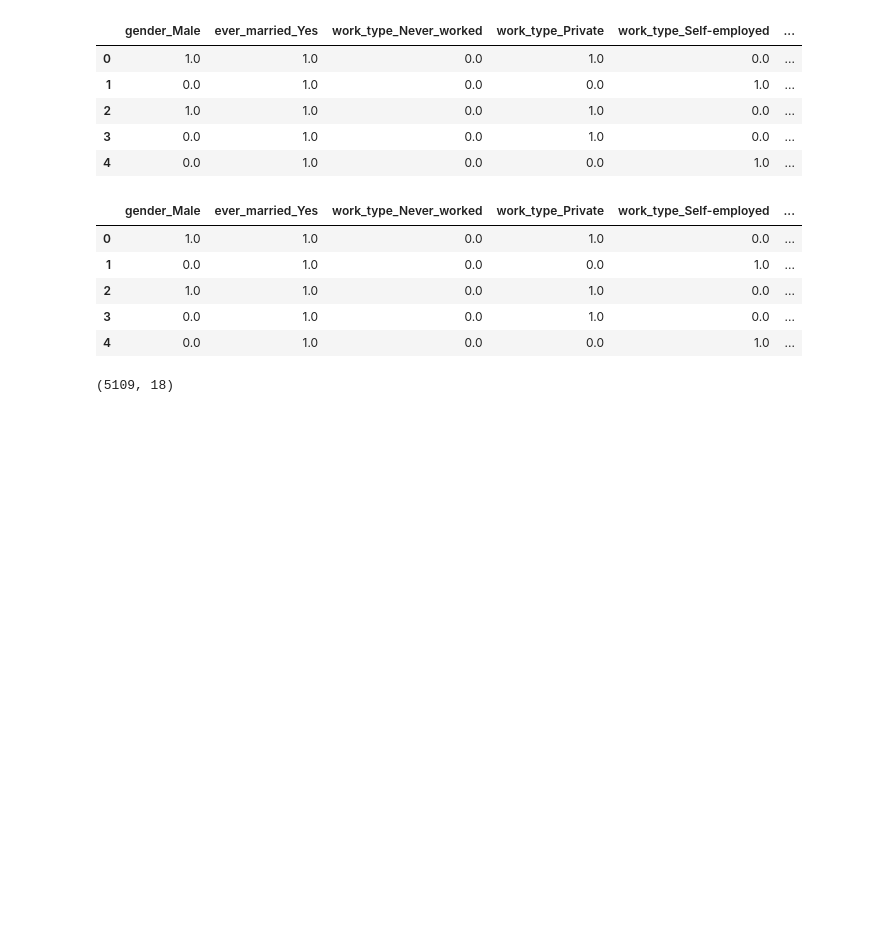
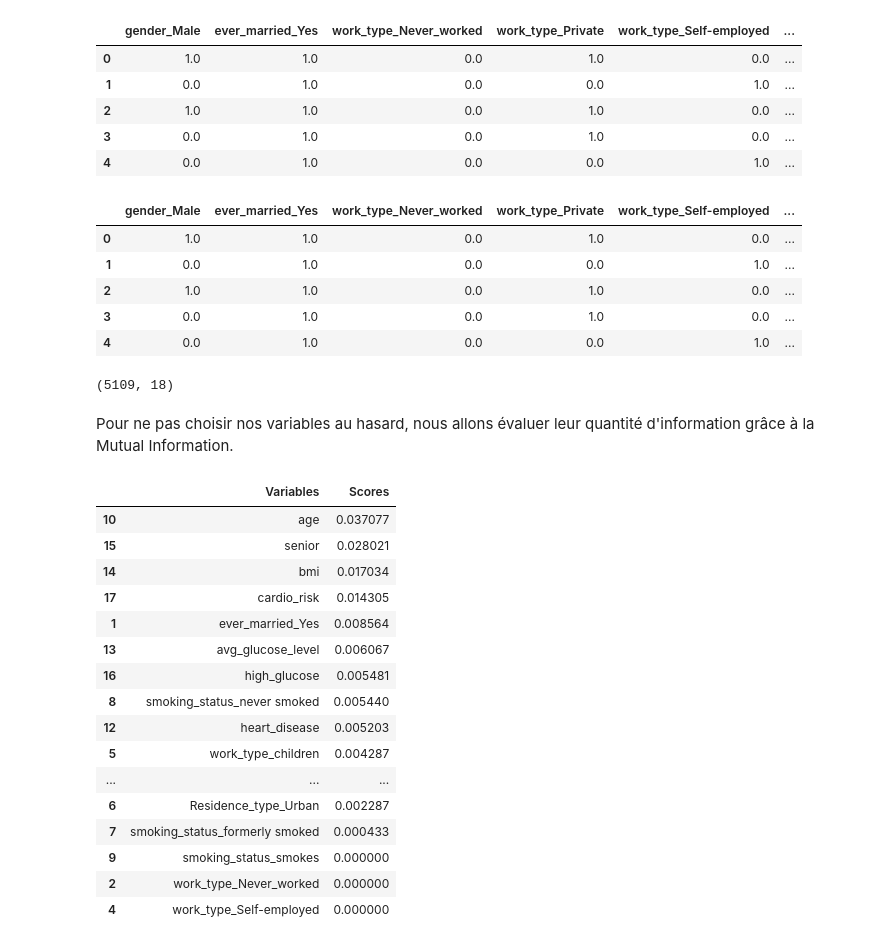
Before and after one commit to Audrey-Djomi/Pr-diction-du-risque-d-AVC-par-Machine-Learning, a Jupyter notebook: notebooks/03_feature_engineering.ipynb, the cells around one changed output. Cells and saved outputs as stored; diff of their text form; code cells hidden in the pictures; blank space fills up the shorter version.

```diff
--- a/notebooks/03_feature_engineering.ipynb
+++ b/notebooks/03_feature_engineering.ipynb
@@ -263,3 +265,5 @@ X_features.head()
 X_features.shape
 # %% [output]
 (5109, 18)
+# %% [markdown]
+Pour ne pas choisir nos variables au hasard, nous allons évaluer leur quantité d'information grâce à la Mutual Information.
@@ -265,0 +279,31 @@ X_features.shape
+# %%
+# nous allons construire un tableau pour ressencer nos scores
+mi_df = pd.DataFrame({
+       "Variables" : X_features.columns,
+       "Scores" : mi_scores
+            })
+
+mi_df = mi_df.sort_values(
+                        by="Scores",
+                        ascending= False
+                        )
+
+mi_df
+# %% [output]
+|  | Variables | Scores |
+| 10 | age | 0.037077 |
+| 15 | senior | 0.028021 |
+| 14 | bmi | 0.017034 |
+| 17 | cardio_risk | 0.014305 |
+| 1 | ever_married_Yes | 0.008564 |
+| 13 | avg_glucose_level | 0.006067 |
+| 16 | high_glucose | 0.005481 |
+| 8 | smoking_status_never smoked | 0.005440 |
+| 12 | heart_disease | 0.005203 |
+| 5 | work_type_children | 0.004287 |
+| ... | ... | ... |
+| 6 | Residence_type_Urban | 0.002287 |
+| 7 | smoking_status_formerly smoked | 0.000433 |
+| 9 | smoking_status_smokes | 0.000000 |
+| 2 | work_type_Never_worked | 0.000000 |
+| 4 | work_type_Self-employed | 0.000000 |
```
Also changed, not shown: parts of 3 cells of this notebook.
